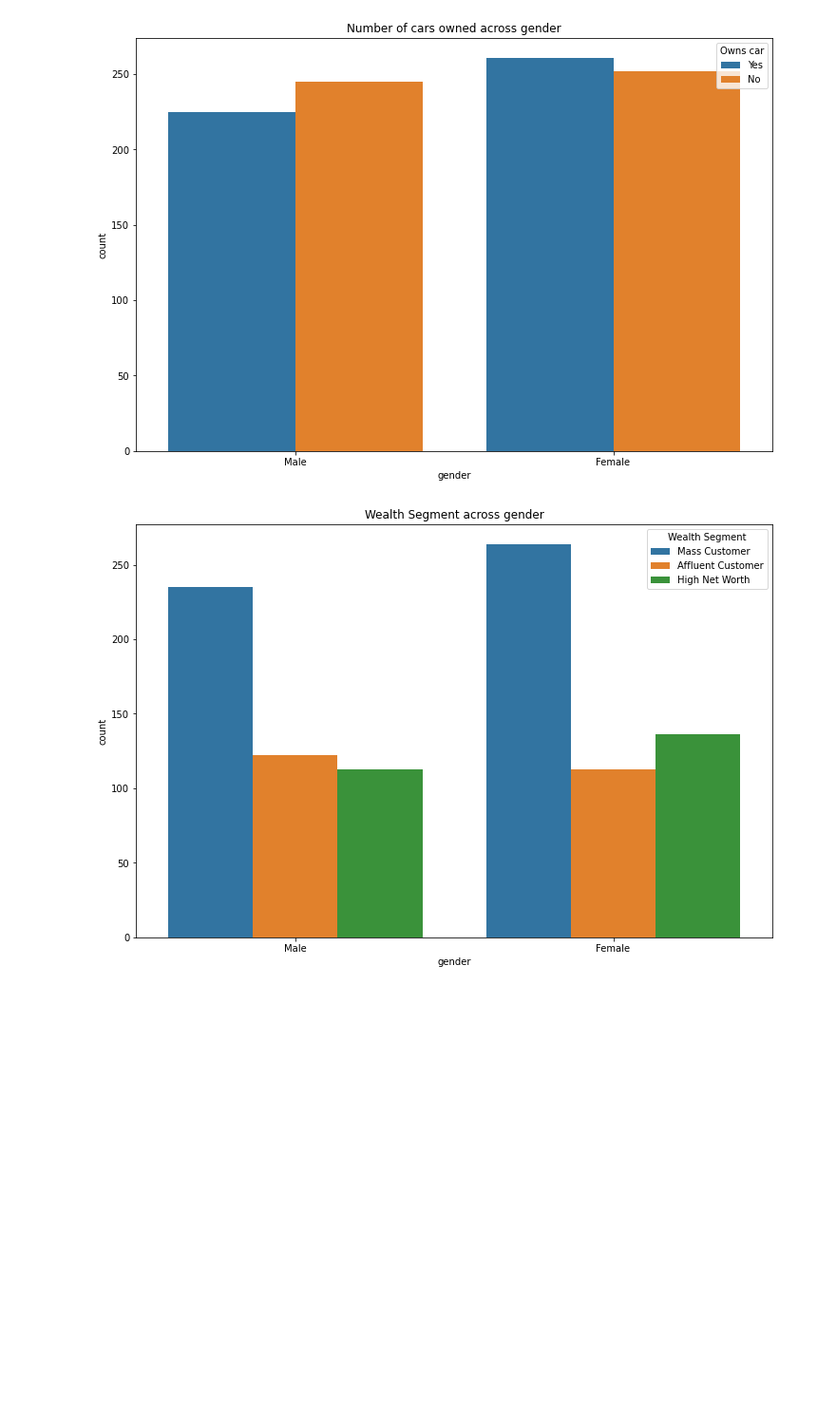
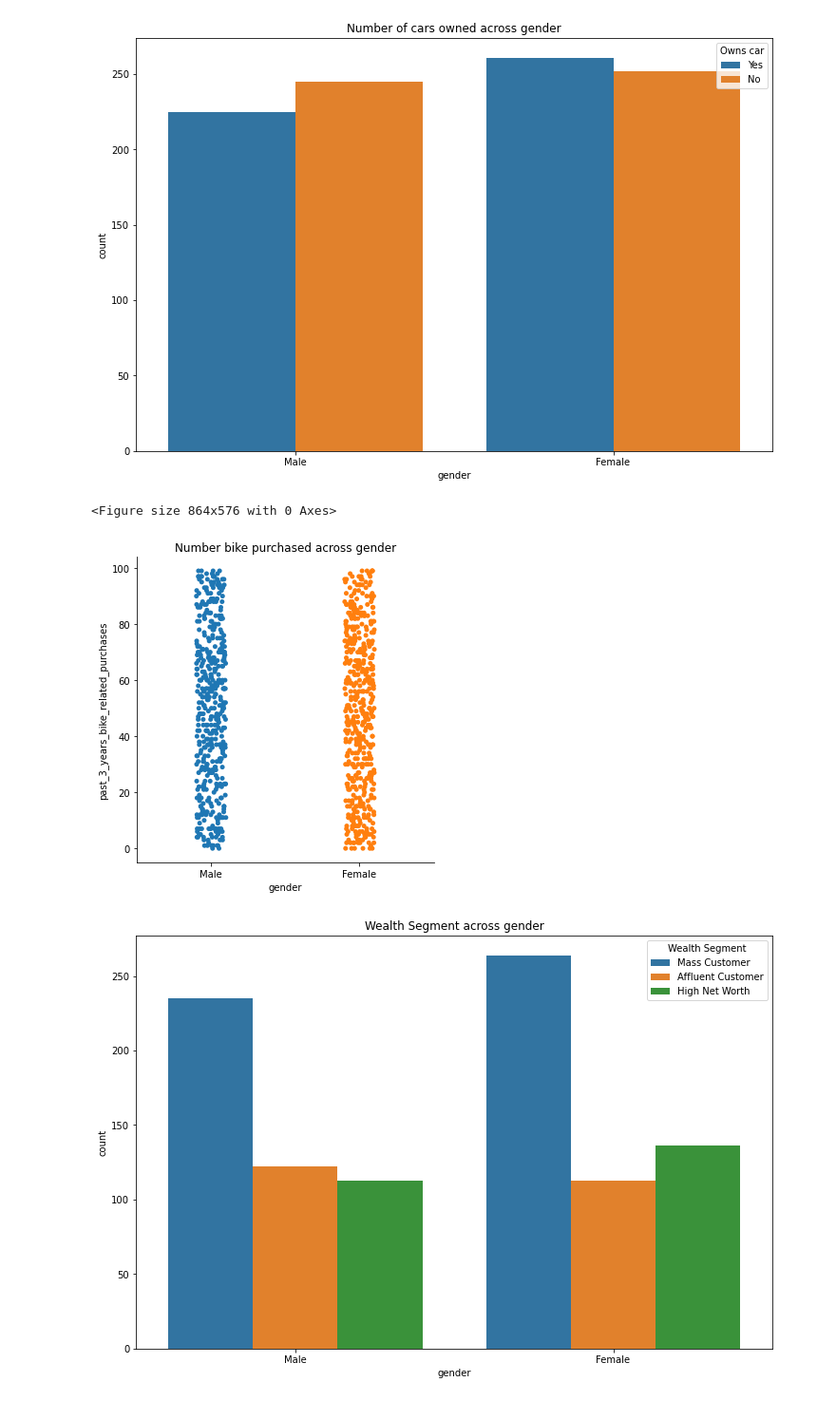
Before and after one commit to MKY01/KPMG-Virtual-Internship, a Jupyter notebook: 2.Data_Insights/mergedDataAnalysis.ipynb, the cells around one changed output. Shown: that part at 95% size. Drawn from its saved outputs; the diff is of its cells as text; code cells hidden in the pictures; blank space fills up the shorter version.

```diff
--- a/2.Data_Insights/mergedDataAnalysis.ipynb
+++ b/2.Data_Insights/mergedDataAnalysis.ipynb
@@ -523,6 +532,15 @@ plt.savefig('owns_car_new.png')
 plt.show()
 # %% [output]
 [figure]
+# %%
+plt.figure(figsize = (12,8))
+sn.catplot(data=df2, x='gender', y='past_3_years_bike_related_purchases')
+plt.title('Number bike purchased across gender')
+plt.savefig('bike_purchase_new.png')
+plt.show()
+# %% [output]
+<Figure size 864x576 with 0 Axes>
+[figure, added]
 # %%
 plt.figure(figsize = (12,8))
 sn.countplot(x='gender', data=df2, hue='wealth_segment')
```
Also changed, not shown: parts of 3 cells of this notebook, 5 other files.
